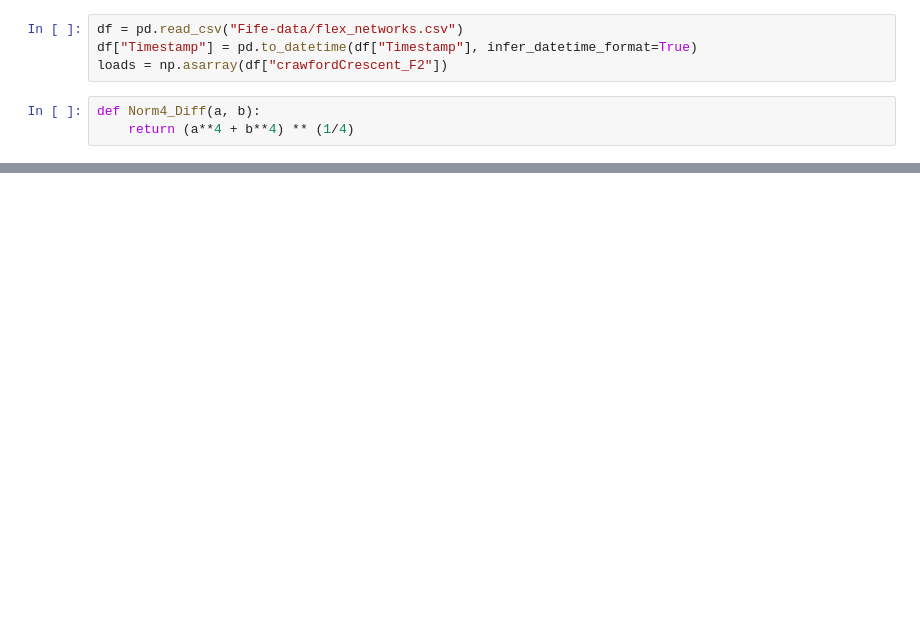
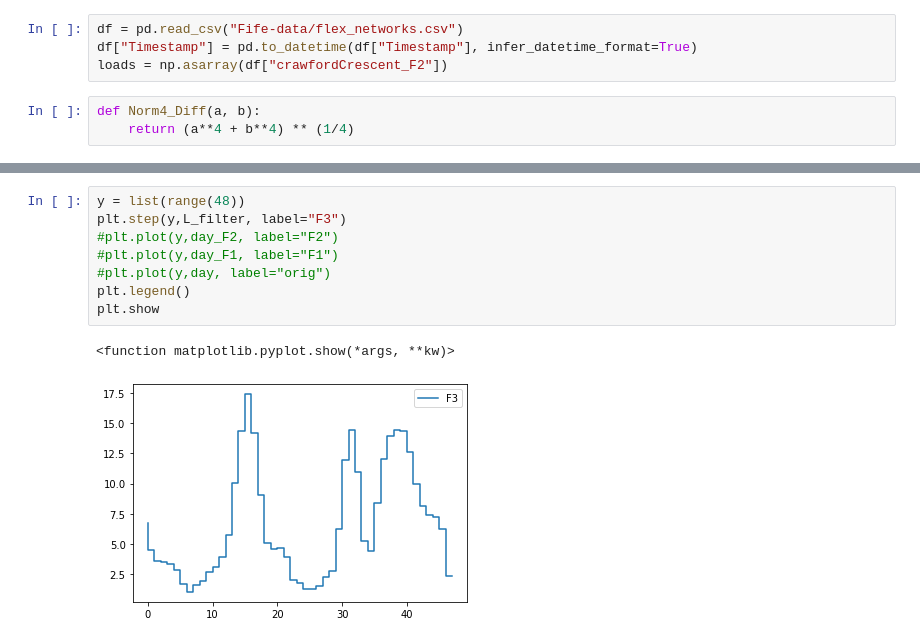
Before and after one commit to stait20/Code, a Jupyter notebook: PaperMethod.ipynb, the cells around one changed output, grey strips where cells are left out. Drawn from its saved outputs; the diff is of its cells as text; blank space fills up the shorter version.

```diff
--- a/PaperMethod.ipynb
+++ b/PaperMethod.ipynb
@@ -84,0 +111,11 @@ plt.show
+# %%
+y = list(range(48))
+plt.step(y,L_filter, label="F3")
+#plt.plot(y,day_F2, label="F2")
+#plt.plot(y,day_F1, label="F1")
+#plt.plot(y,day, label="orig")
+plt.legend()
+plt.show
+# %% [output]
+<function matplotlib.pyplot.show(*args, **kw)>
+[figure, added]
```
Also changed, not shown: parts of 14 cells of this notebook.
